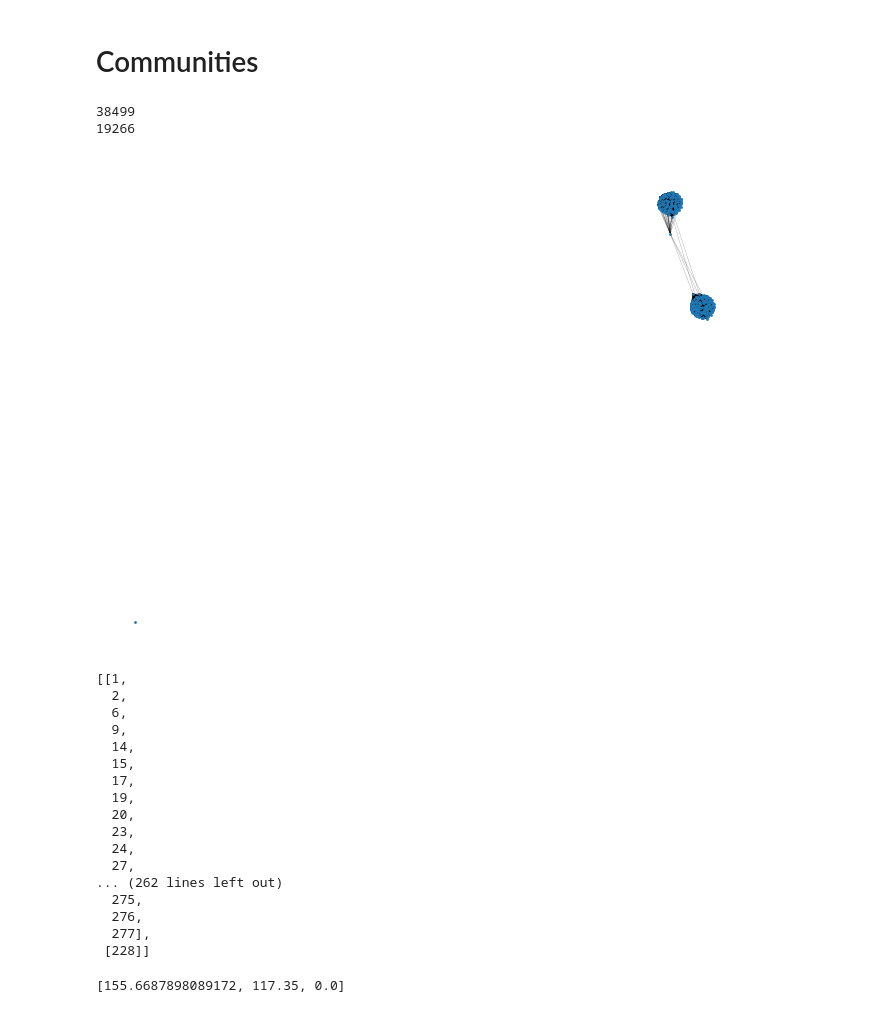
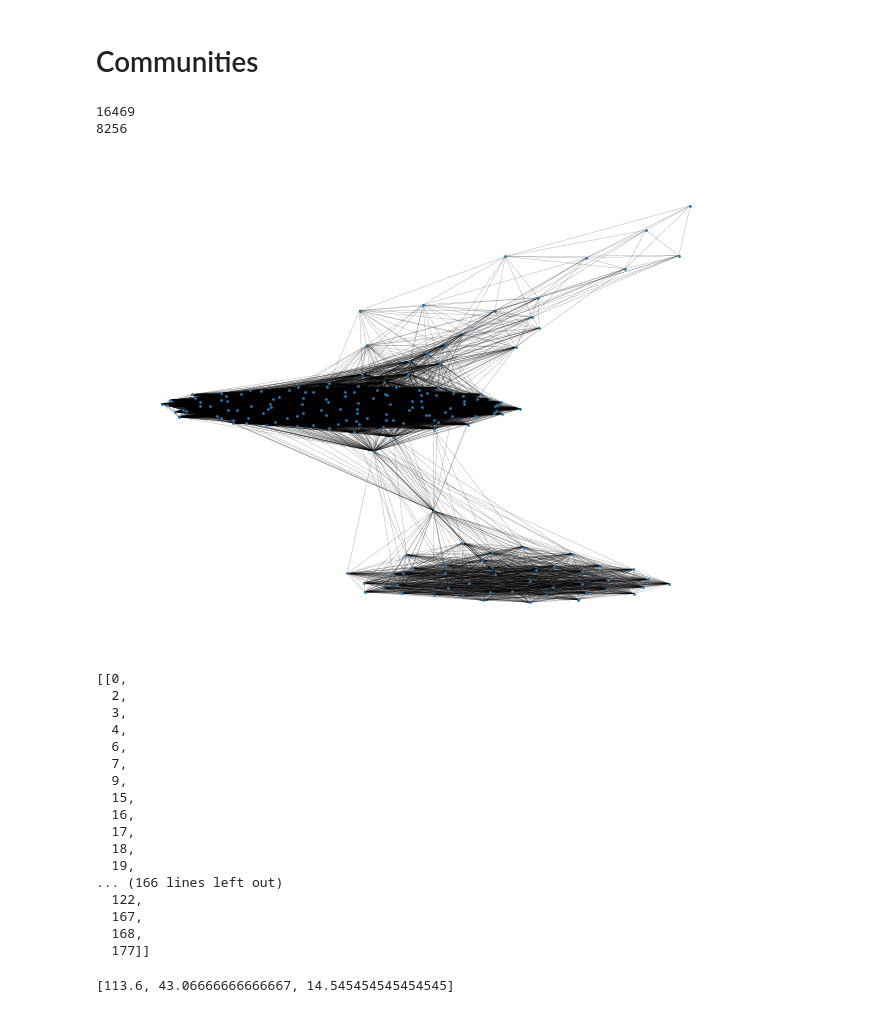
Before and after one commit to AndreaFrasson/SNA-project, a Jupyter notebook: Network_analysis.ipynb, the cells around one changed output. Drawn from its saved outputs; the diff is of its cells as text; code cells hidden in the pictures.

```diff
--- a/Network_analysis.ipynb
+++ b/Network_analysis.ipynb
@@ -67,0 +62,8 @@ y.shape
+# %%
+leg = 'xvii'
+year = 'xvii (from april 28)'
+#y = pd.read_csv(f'./{leg}-years/{leg}-{year}.csv')
+
+y = pd.read_csv(f'./{leg}-years/{leg}-merged.csv')
+
+print(y.shape)
@@ -216,6 +221,7 @@ nx.draw(G, node_size = 1, width = 0.1)
 # %%
 F = G.copy()
-threshold = 0.6
+tresh = 0.6
+threshold = tresh
 print(F.number_of_edges())
 F.remove_edges_from([(n1, n2) for n1, n2, w in F.edges(data="weight") if w < threshold])
 print(F.number_of_edges())
@@ -356,43 +362,43 @@ plt.show()
 # Communities
 # %%
 F = G.copy()
-threshold = 0.6
+threshold = tresh
 print(F.number_of_edges())
 F.remove_edges_from([(n1, n2) for n1, n2, w in F.edges(data="weight") if w < threshold])
 print(F.number_of_edges())
 
 nx.draw(F, node_size = 1, width = 0.1)
 plt.show()
 # %% [output]
-38499
-19266
+16469
+8256
-[figure, old version]
+[figure, new version]
 # %%
 louvain = algorithms.louvain(F)
 # %%
 louvain.communities
 # %% [output]
-[[1,
+[[0,
   2,
+  3,
+  4,
   6,
+  7,
   9,
-  14,
   15,
+  16,
   17,
+  18,
   19,
-  20,
-  23,
-  24,
-  27,
-... (262 lines left out)
-  275,
-  276,
-  277],
- [228]]
+... (166 lines left out)
+  122,
+  167,
+  168,
+  177]]
 # %%
 louvain.average_internal_degree(summary=False)
 # %% [output]
-[155.6687898089172, 117.35, 0.0]
+[113.6, 43.06666666666667, 14.545454545454545]
 # %%
 from cdlib import viz
 
```
Also changed, not shown: parts of 20 cells of this notebook, 1 other file.
